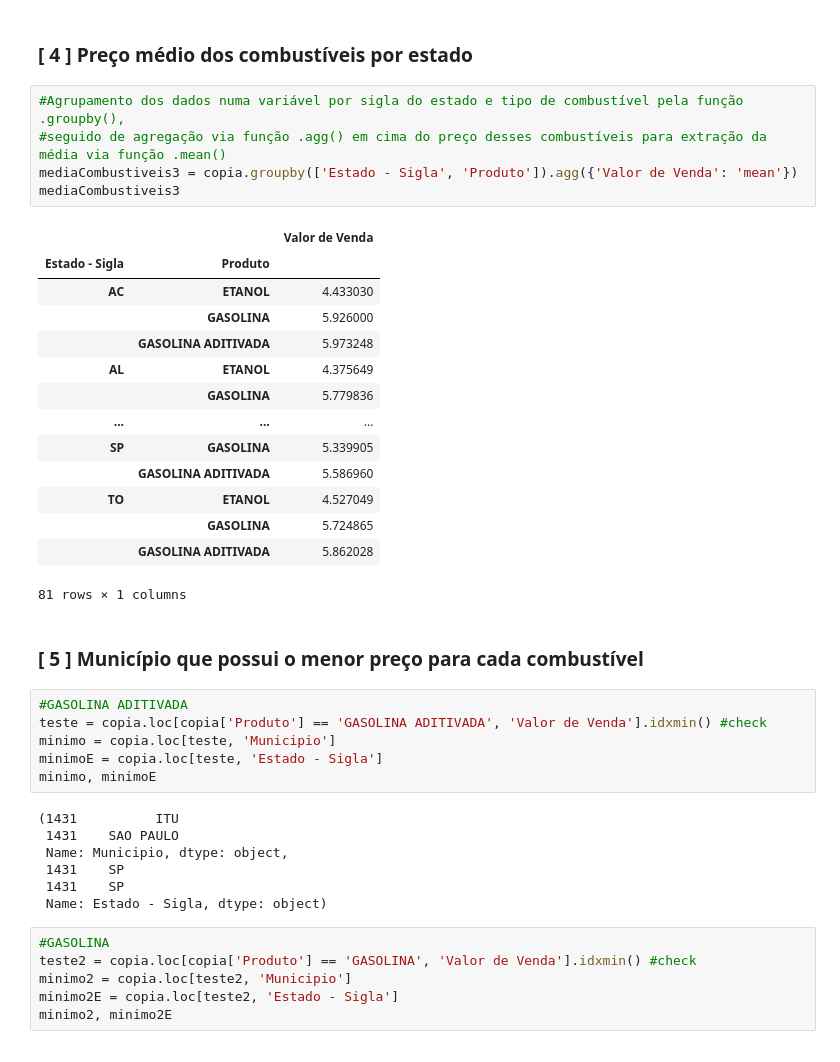
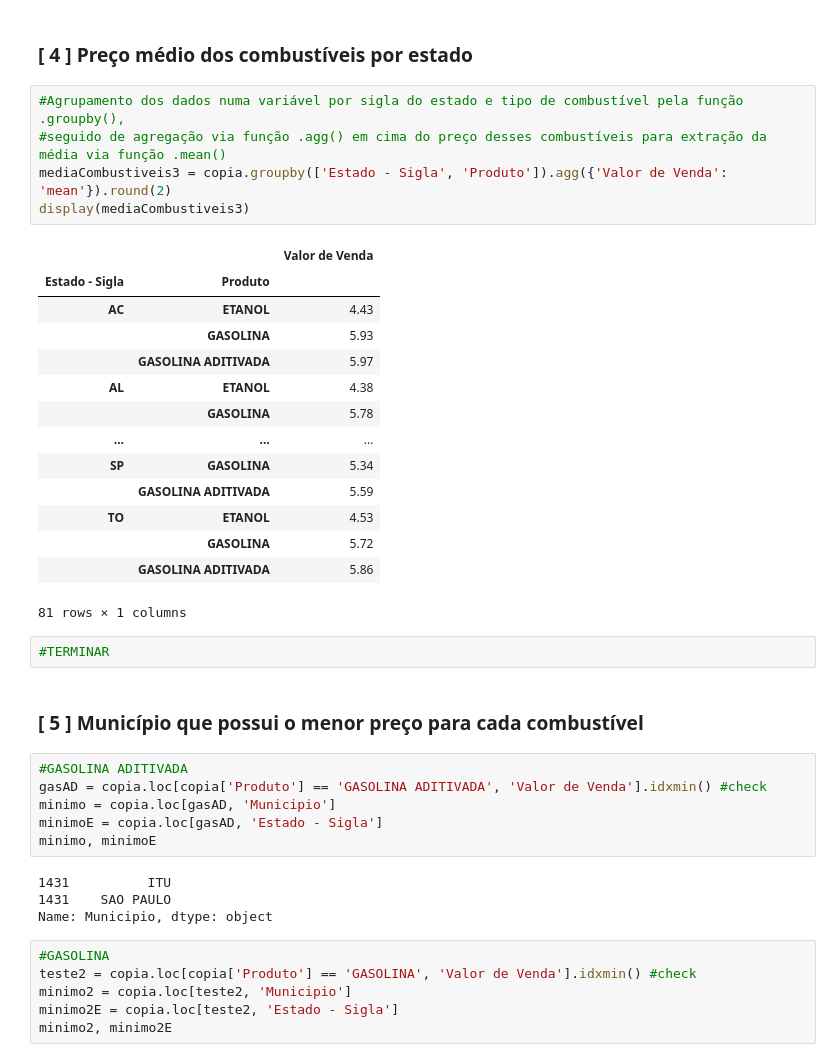
Before and after one commit to mouravitor313/Projeto-em-Grupo-Modulo-4, a Jupyter notebook: [M4]_Projeto_em_Grupo.ipynb, the cells around one changed output. Saved outputs shown, nothing was run; the diff lists cells and outputs as text.

```diff
--- a/[M4]_Projeto_em_Grupo.ipynb
+++ b/[M4]_Projeto_em_Grupo.ipynb
@@ -271,38 +246,37 @@ display("Top 5 estados com o preço médio mais alto de ETANOL:", rank5ET)
 # %%
 #Agrupamento dos dados numa variável por sigla do estado e tipo de combustível pela função .groupby(),
 #seguido de agregação via função .agg() em cima do preço desses combustíveis para extração da média via função .mean()
-mediaCombustiveis3 = copia.groupby(['Estado - Sigla', 'Produto']).agg({'Valor de Venda': 'mean'})
-mediaCombustiveis3
+mediaCombustiveis3 = copia.groupby(['Estado - Sigla', 'Produto']).agg({'Valor de Venda': 'mean'}).round(2)
+display(mediaCombustiveis3)
 # %% [output]
 |  |  | Valor de Venda |
 | Estado - Sigla | Produto |  |
-| AC | ETANOL | 4.433030 |
-|  | GASOLINA | 5.926000 |
-|  | GASOLINA ADITIVADA | 5.973248 |
-| AL | ETANOL | 4.375649 |
-|  | GASOLINA | 5.779836 |
+| AC | ETANOL | 4.43 |
+|  | GASOLINA | 5.93 |
+|  | GASOLINA ADITIVADA | 5.97 |
+| AL | ETANOL | 4.38 |
+|  | GASOLINA | 5.78 |
 | ... | ... | ... |
-| SP | GASOLINA | 5.339905 |
-|  | GASOLINA ADITIVADA | 5.586960 |
-| TO | ETANOL | 4.527049 |
-|  | GASOLINA | 5.724865 |
-|  | GASOLINA ADITIVADA | 5.862028 |
+| SP | GASOLINA | 5.34 |
+|  | GASOLINA ADITIVADA | 5.59 |
+| TO | ETANOL | 4.53 |
+|  | GASOLINA | 5.72 |
+|  | GASOLINA ADITIVADA | 5.86 |
 81 rows × 1 columns
+# %%
+#TERMINAR
 # %% [markdown]
 ### [ 5 ] Município que possui o menor preço para cada combustível
 # %%
 #GASOLINA ADITIVADA
-teste = copia.loc[copia['Produto'] == 'GASOLINA ADITIVADA', 'Valor de Venda'].idxmin() #check
-minimo = copia.loc[teste, 'Municipio']
-minimoE = copia.loc[teste, 'Estado - Sigla']
+gasAD = copia.loc[copia['Produto'] == 'GASOLINA ADITIVADA', 'Valor de Venda'].idxmin() #check
+minimo = copia.loc[gasAD, 'Municipio']
+minimoE = copia.loc[gasAD, 'Estado - Sigla']
 minimo, minimoE
 # %% [output]
-(1431          ITU
- 1431    SAO PAULO
- Name: Municipio, dtype: object,
- 1431    SP
- 1431    SP
- Name: Estado - Sigla, dtype: object)
+1431          ITU
+1431    SAO PAULO
+Name: Municipio, dtype: object
 # %%
 #GASOLINA
 teste2 = copia.loc[copia['Produto'] == 'GASOLINA', 'Valor de Venda'].idxmin() #check
```
Also changed, not shown: parts of 53 cells of this notebook.
